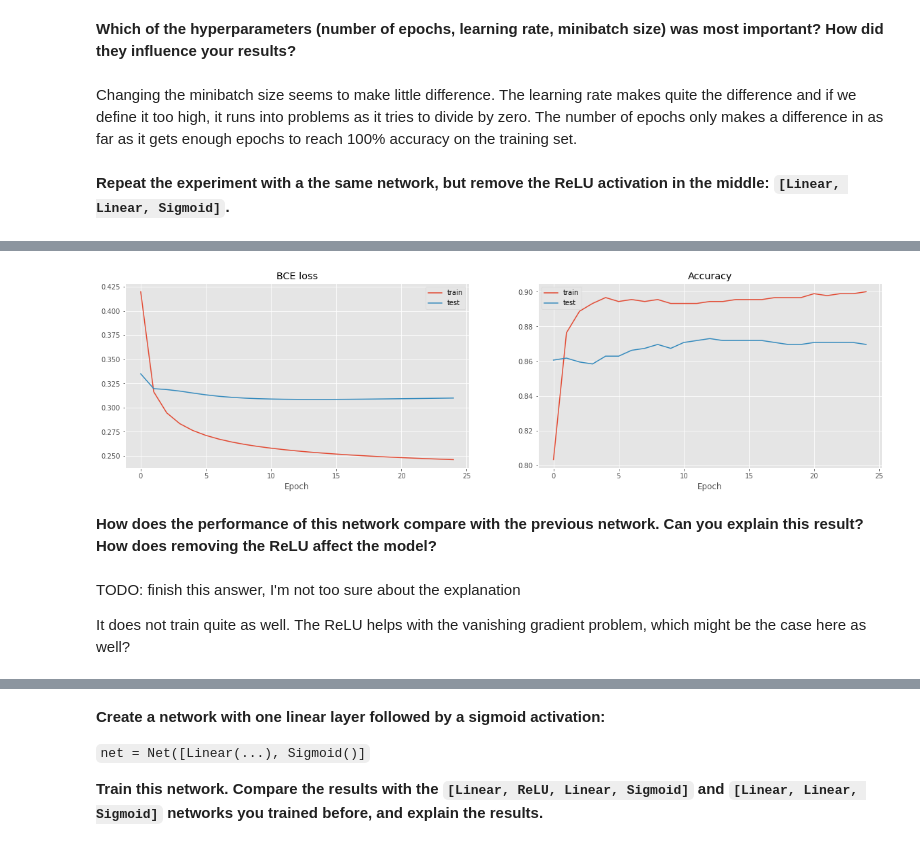
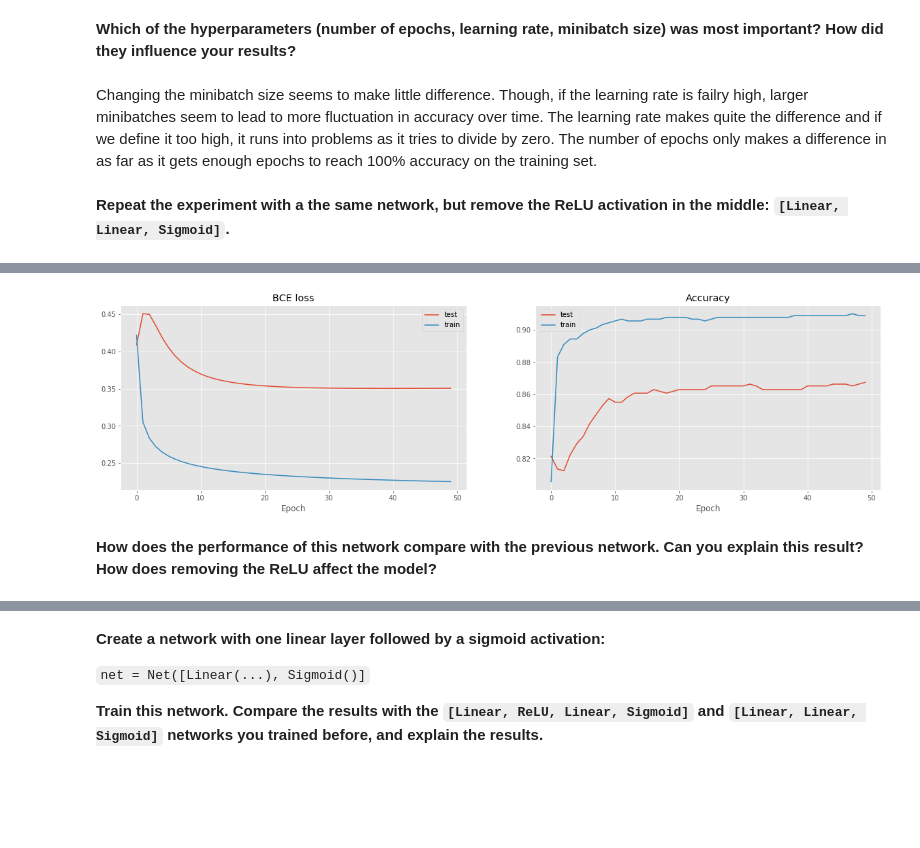
Before and after one commit to NienkeWessel/RadboudDeepLearning, a Jupyter notebook: deep-learning-assignment-1.ipynb, the cells around one changed output, grey strips where cells are left out. Cells and saved outputs as stored; diff of their text form; code cells hidden in the pictures; blank space fills up the shorter version.

Commit message:
Final pass over questions + pdf for handin

```diff
--- a/deep-learning-assignment-1.ipynb
+++ b/deep-learning-assignment-1.ipynb
@@ -1026,7 +1026,7 @@ Epoch  24: loss[train]= 0.0100  accuracy[train]= 1.0000  loss[test]= 0.0965  acc
 # %% [markdown]
 **Which of the hyperparameters (number of epochs, learning rate, minibatch size) was most important? How did they influence your results?**
 # %% [markdown]
-Changing the minibatch size seems to make little difference. The learning rate makes quite the difference and if we define it too high, it runs into problems as it tries to divide by zero. The number of epochs only makes a difference in as far as it gets enough epochs to reach 100% accuracy on the training set.
+Changing the minibatch size seems to make little difference. Though, if the learning rate is failry high, larger minibatches seem to lead to more fluctuation in accuracy over time. The learning rate makes quite the difference and if we define it too high, it runs into problems as it tries to divide by zero. The number of epochs only makes a difference in as far as it gets enough epochs to reach 100% accuracy on the training set.
 # %% [markdown]
 **Repeat the experiment with a the same network, but remove the ReLU activation in the middle: `[Linear, Linear, Sigmoid]`.**
 # %%
@@ -1039,7 +1039,7 @@ net2 = Net([
 
 # TODO: tune the hyperparameters
 fit(net2, x, y,
-    epochs = 25,
+    epochs = 50,
     learning_rate = 0.01,
     mb_size = 10)
 # %% [output]
@@ -1063,7 +1063,3 @@ Epoch  24: loss[train]= 0.2462  accuracy[train]= 0.9000  loss[test]= 0.3099  acc
-[figure, old version]
+[figure, new version]
 # %% [markdown]
 **How does the performance of this network compare with the previous network. Can you explain this result? How does removing the ReLU affect the model?**
-# %% [markdown]
-TODO: finish this answer, I'm not too sure about the explanation
-
-It does not train quite as well. The ReLU helps with the vanishing gradient problem, which might be the case here as well?
```
Also changed, not shown: parts of 22 cells of this notebook, 1 other file.
